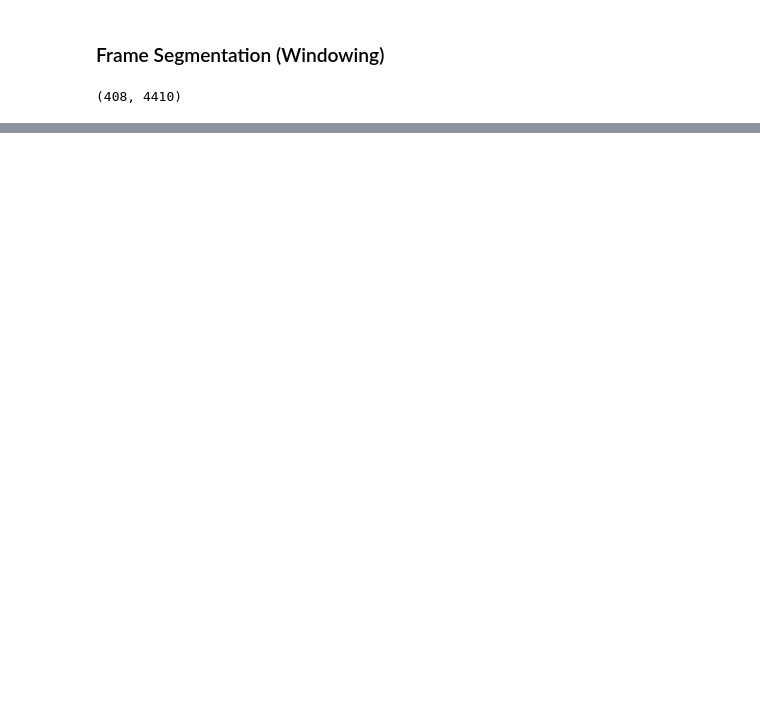
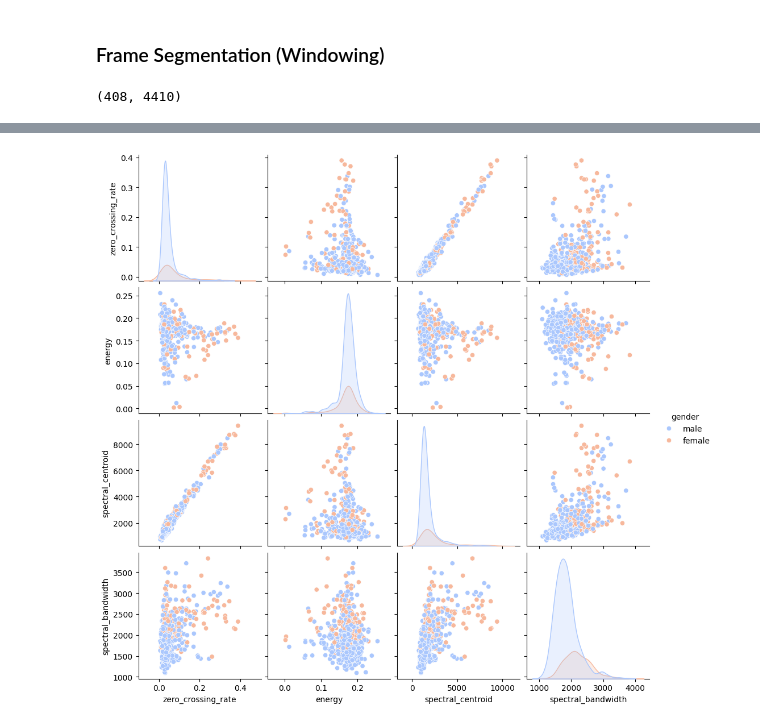
Before and after one commit to kasrahj/ML-Final-Project, a Jupyter notebook: preprocess.ipynb, the cells around one changed output, grey strips where cells are left out. Cells and saved outputs as stored; diff of their text form; code cells hidden in the pictures; blank space fills up the shorter version.

```diff
--- a/preprocess.ipynb
+++ b/preprocess.ipynb
@@ -662,0 +1246,15 @@ Processed: HW1_intro_810103123_female.mp3 (10 frames kept)
+# %%
+# Add the necessary columns to the dataset DataFrame
+dataset['gender'] = ""
+dataset['question_number'] = ""
+dataset['student_id'] = ""
+dataset['has_intro'] = ""
+
+for index, row in dataset.iterrows():
+    file_name = row['file_name']
+    metadata_index = metadata[metadata['filename'].str.contains(file_name, na=False)].index
+    if not metadata_index.empty:
+        dataset.at[index, 'gender'] = metadata.at[metadata_index[0], 'gender']
+        dataset.at[index, 'question_number'] = metadata.at[metadata_index[0], 'question_number']
+        dataset.at[index, 'student_id'] = metadata.at[metadata_index[0], 'student_id']
+        dataset.at[index, 'has_intro'] = metadata.at[metadata_index[0], 'has_intro']
@@ -662,0 +1437,10 @@ Processed: HW1_intro_810103123_female.mp3 (10 frames kept)
+# %%
+import seaborn as sns
+
+features_to_compare = ['zero_crossing_rate', 'energy', 'spectral_centroid', 'spectral_bandwidth']
+
+# Create a pairplot to visualize the relationships between the features
+sns.pairplot(dataset, vars=features_to_compare, hue='gender', palette='coolwarm')
+plt.show()
+# %% [output]
+[figure, added]
```
Also changed, not shown: parts of 50 cells of this notebook, 3 other files.
